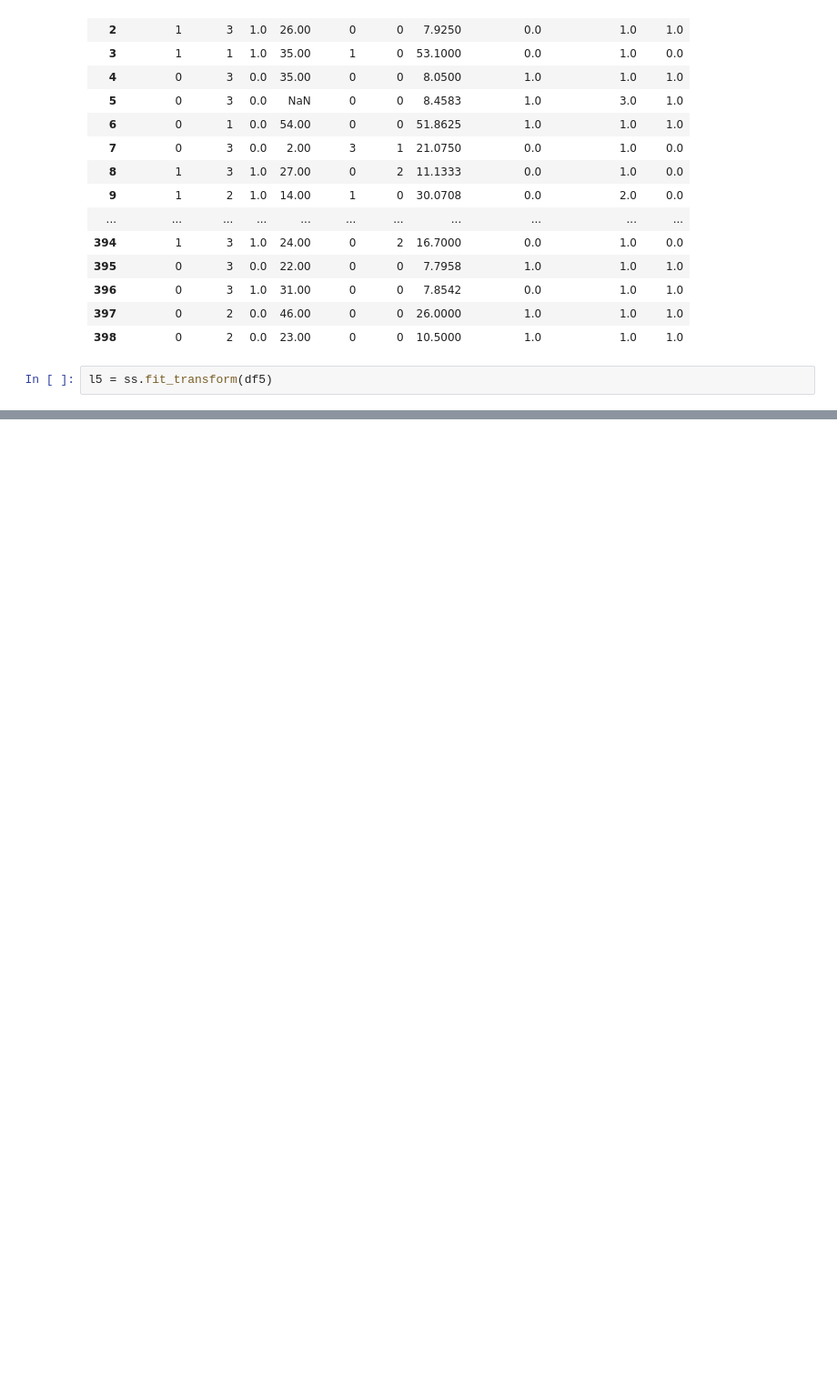
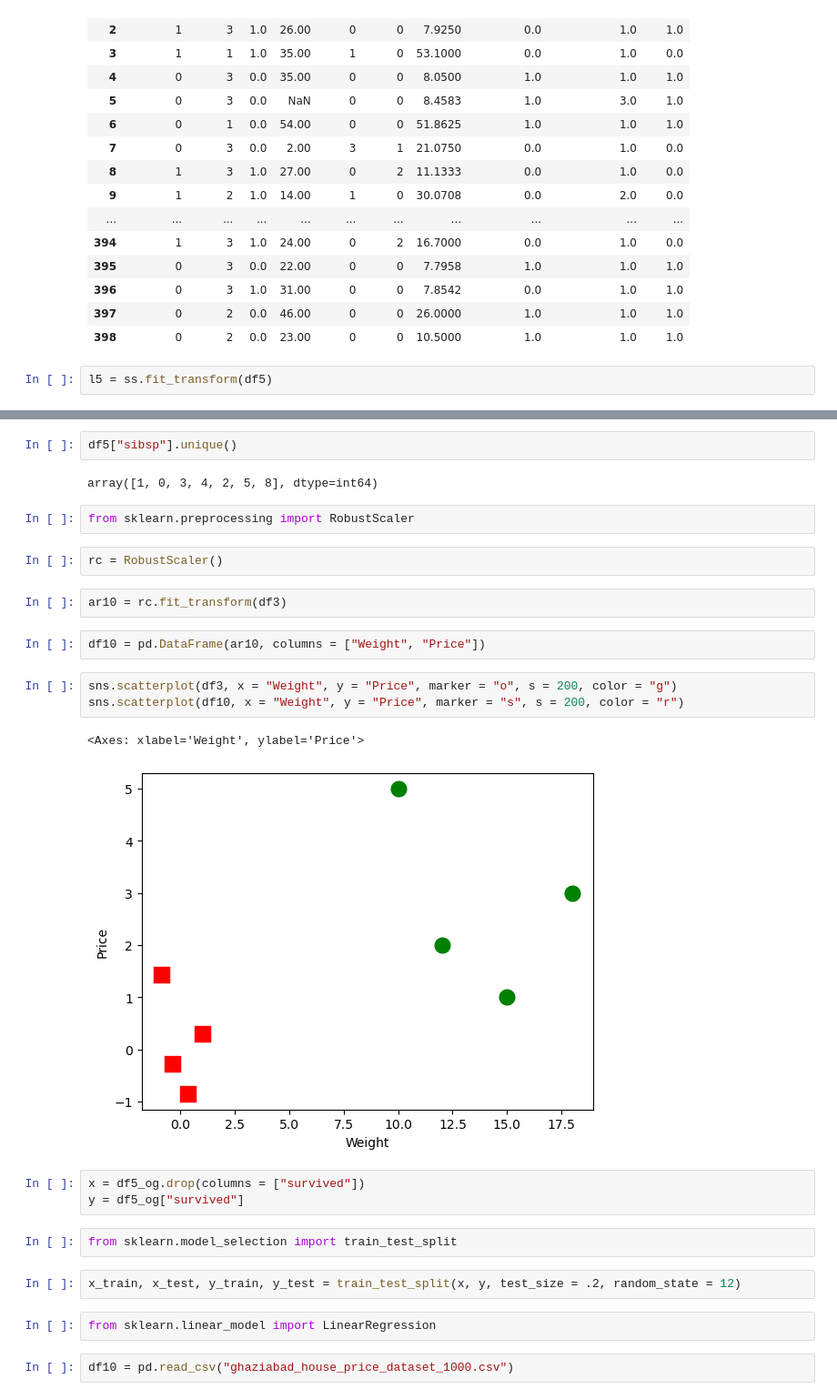
Before and after one commit to dhananjaysaini44/Data_Analysis, a Jupyter notebook: FSML_9.ipynb, the cells around one changed output, grey strips where cells are left out. Shown at 91% size. Saved outputs shown, nothing was run; the diff lists cells and outputs as text; blank space fills up the shorter version.

```diff
--- a/FSML_9.ipynb
+++ b/FSML_9.ipynb
@@ -515,0 +534,29 @@ df5
+# %%
+df5["sibsp"].unique()
+# %% [output]
+array([1, 0, 3, 4, 2, 5, 8], dtype=int64)
+# %%
+from sklearn.preprocessing import RobustScaler
+# %%
+rc = RobustScaler()
+# %%
+ar10 = rc.fit_transform(df3)
+# %%
+df10 = pd.DataFrame(ar10, columns = ["Weight", "Price"])
+# %%
+sns.scatterplot(df3, x = "Weight", y = "Price", marker = "o", s = 200, color = "g")
+sns.scatterplot(df10, x = "Weight", y = "Price", marker = "s", s = 200, color = "r")
+# %% [output]
+<Axes: xlabel='Weight', ylabel='Price'>
+[figure, added]
+# %%
+x = df5_og.drop(columns = ["survived"])
+y = df5_og["survived"]
+# %%
+from sklearn.model_selection import train_test_split
+# %%
+x_train, x_test, y_train, y_test = train_test_split(x, y, test_size = .2, random_state = 12)
+# %%
+from sklearn.linear_model import LinearRegression
+# %%
+df10 = pd.read_csv("ghaziabad_house_price_dataset_1000.csv")
```
Also changed, not shown: parts of 15 cells of this notebook, 1 other file.
